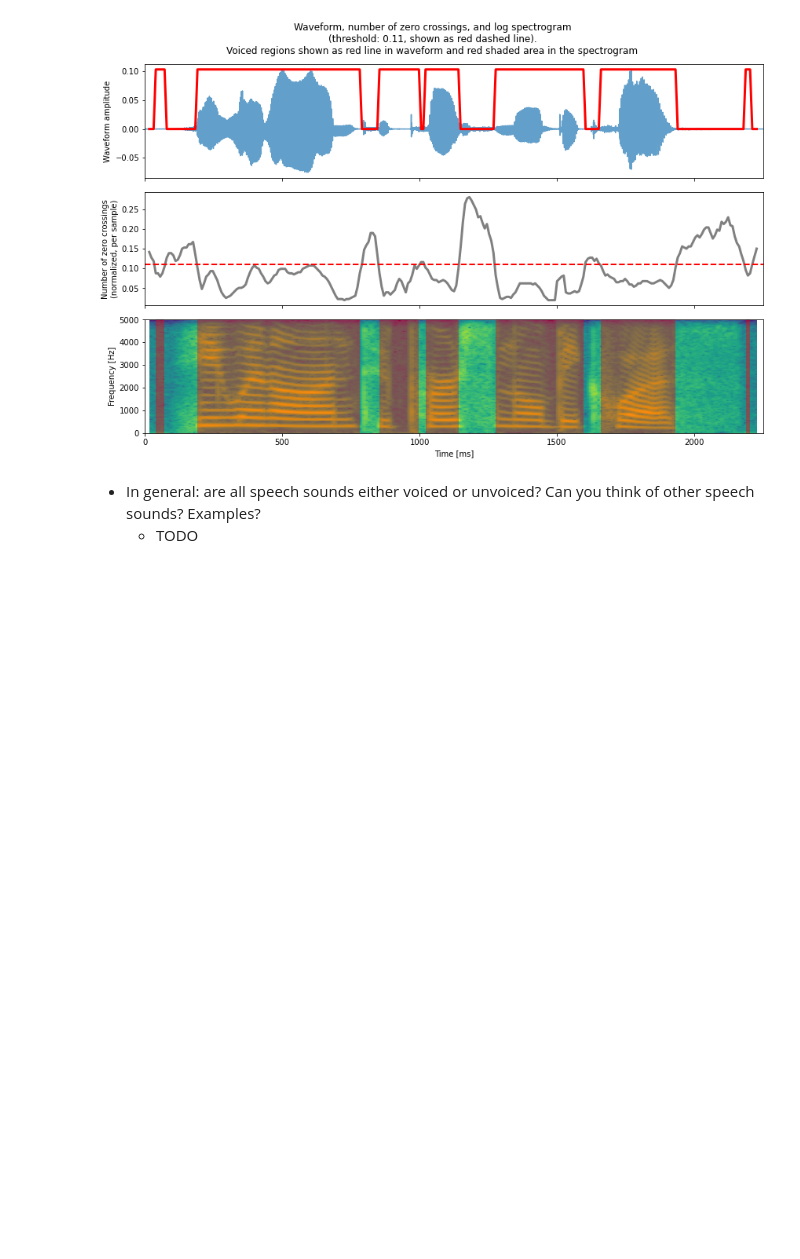
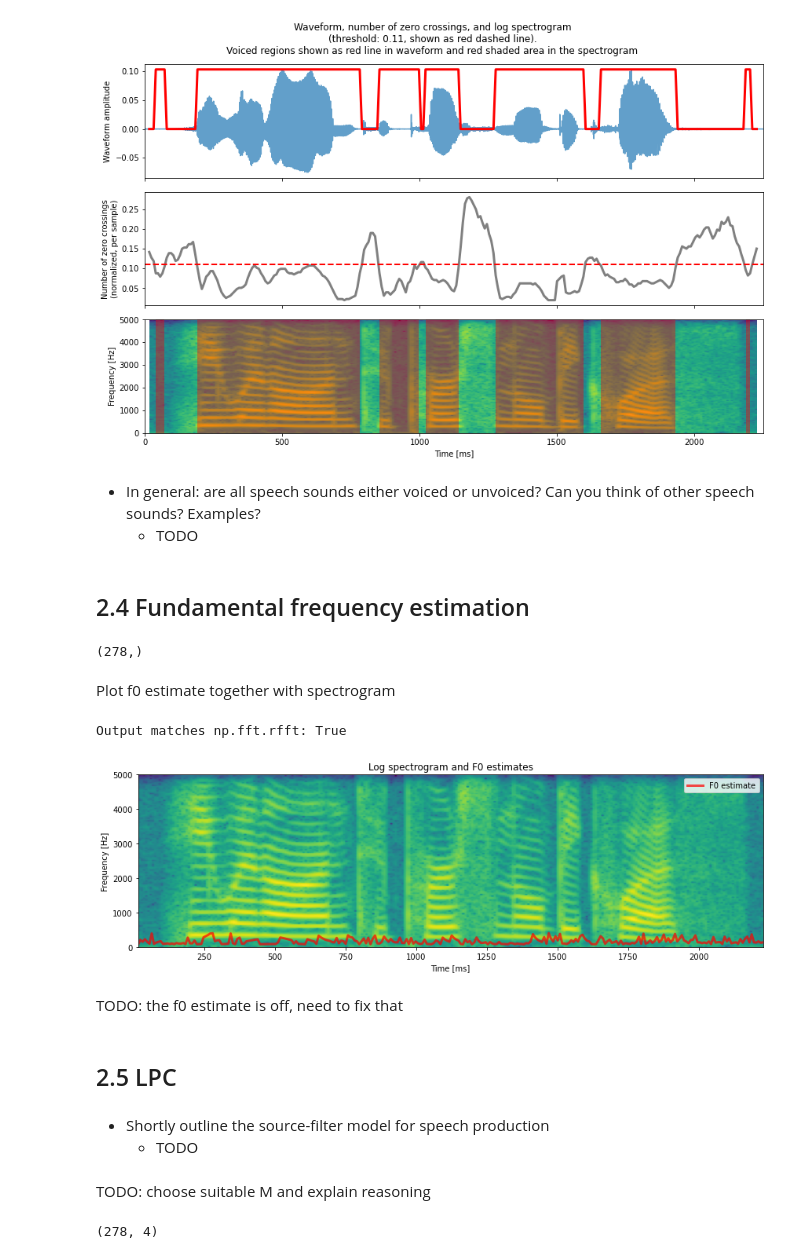
Before and after one commit to iibrahimli/ssp_sose2023, a Jupyter notebook: Exercise4/exercise4.ipynb, the cells around one changed output. Saved outputs shown, nothing was run; the diff lists cells and outputs as text; code cells hidden in the pictures; blank space fills up the shorter version.

```diff
--- a/Exercise4/exercise4.ipynb
+++ b/Exercise4/exercise4.ipynb
@@ -235,3 +252,29 @@ Output matches np.fft.rfft: True
 # %% [markdown]
 - In general: are all speech sounds either voiced or unvoiced? Can you think of other speech sounds? Examples?
   - TODO
+# %% [markdown]
+## 2.4 Fundamental frequency estimation
+# %%
+v_f0_estimates = estimate_fundamental_frequency(m_frames, fs)
+v_f0_estimates.shape
+# %% [output]
+(278,)
+# %% [markdown]
+Plot f0 estimate together with spectrogram
+# %%
+fig, ax = plt.subplots(figsize=(12, 4))
+plot_log_spectrogram(x, fs, frame_length, frame_shift, max_freq=5000, fig=fig, ax=ax)
+ax.plot(v_time_frame, v_f0_estimates, linewidth=3, c="red", alpha=0.7, label="F0 estimate")
+ax.legend()
+ax.set_title("Log spectrogram and F0 estimates")
+plt.tight_layout()
+# %% [output]
+Output matches np.fft.rfft: True
+[figure, added]
+# %% [markdown]
+TODO: the f0 estimate is off, need to fix that
+# %% [markdown]
+## 2.5 LPC
+# %% [markdown]
+- Shortly outline the source-filter model for speech production
+  - TODO
@@ -237,0 +289,7 @@ Output matches np.fft.rfft: True
+# %% [markdown]
+TODO: choose suitable M and explain reasoning
+# %%
+m_lpc = compute_lpc(m_frames, M=4)
+m_lpc.shape
+# %% [output]
+(278, 4)
```
Also changed, not shown: parts of 40 cells of this notebook, 3 other files.
